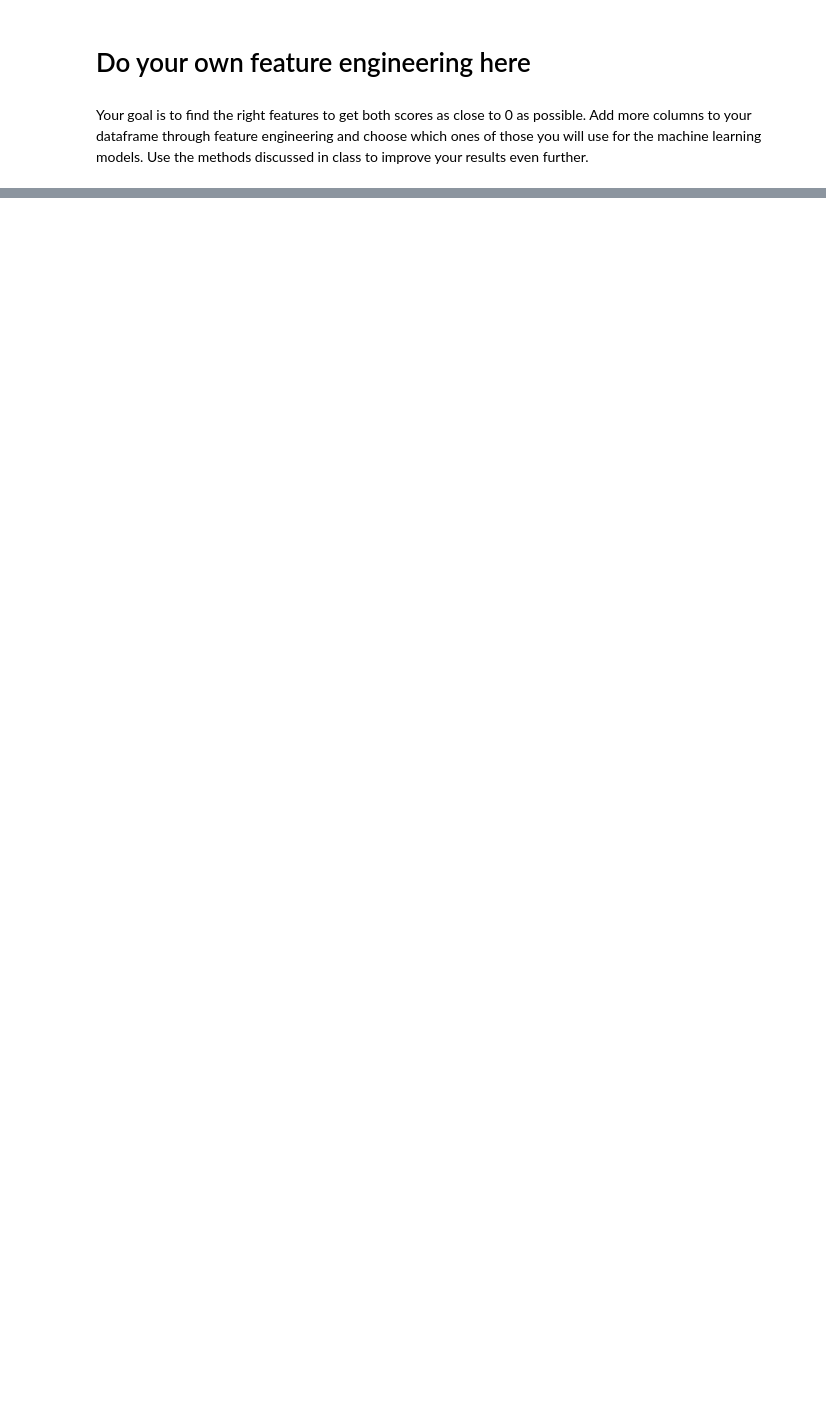
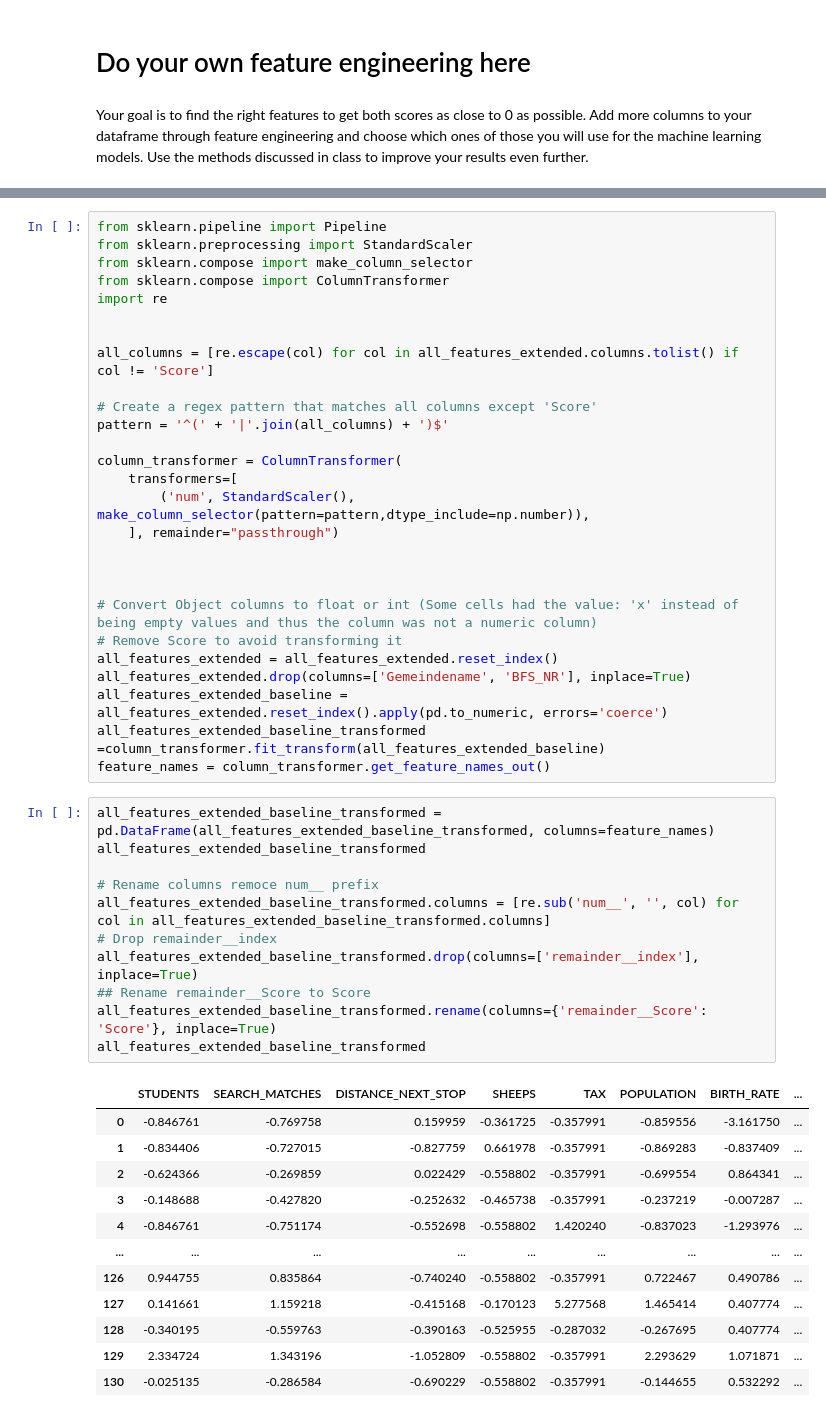
Before and after one commit to NoeB/fhnw_fs24_dawr, a Jupyter notebook: assignment2/assignment2_template.ipynb, the cells around one changed output, grey strips where cells are left out. Cells and saved outputs as stored; diff of their text form; blank space fills up the shorter version.

```diff
--- a/assignment2/assignment2_template.ipynb
+++ b/assignment2/assignment2_template.ipynb
@@ -152,0 +205,51 @@ Your goal is to find the right features to get both scores as close to 0 as poss
+# %%
+from sklearn.pipeline import Pipeline
+from sklearn.preprocessing import StandardScaler
+from sklearn.compose import make_column_selector
+from sklearn.compose import ColumnTransformer
+import re
+
+
+all_columns = [re.escape(col) for col in all_features_extended.columns.tolist() if col != 'Score']
+
+# Create a regex pattern that matches all columns except 'Score'
+pattern = '^(' + '|'.join(all_columns) + ')$'
+
+column_transformer = ColumnTransformer(
+    transformers=[
+        ('num', StandardScaler(), make_column_selector(pattern=pattern,dtype_include=np.number)),
+    ], remainder="passthrough")
+
+
+
+# Convert Object columns to float or int (Some cells had the value: 'x' instead of being empty values and thus the column was not a numeric column)
+# Remove Score to avoid transforming it
+all_features_extended = all_features_extended.reset_index()
+all_features_extended.drop(columns=['Gemeindename', 'BFS_NR'], inplace=True)
+all_features_extended_baseline = all_features_extended.reset_index().apply(pd.to_numeric, errors='coerce')
+all_features_extended_baseline_transformed =column_transformer.fit_transform(all_features_extended_baseline)
+feature_names = column_transformer.get_feature_names_out()
+# %%
+all_features_extended_baseline_transformed = pd.DataFrame(all_features_extended_baseline_transformed, columns=feature_names)
+all_features_extended_baseline_transformed
+
+# Rename columns remoce num__ prefix
+all_features_extended_baseline_transformed.columns = [re.sub('num__', '', col) for col in all_features_extended_baseline_transformed.columns]
+# Drop remainder__index
+all_features_extended_baseline_transformed.drop(columns=['remainder__index'], inplace=True)
+## Rename remainder__Score to Score
+all_features_extended_baseline_transformed.rename(columns={'remainder__Score': 'Score'}, inplace=True)
+all_features_extended_baseline_transformed
+# %% [output]
+|  | STUDENTS | SEARCH_MATCHES | DISTANCE_NEXT_STOP | SHEEPS | TAX | POPULATION | BIRTH_RATE | ... |
+| 0 | -0.846761 | -0.769758 | 0.159959 | -0.361725 | -0.357991 | -0.859556 | -3.161750 | ... |
+| 1 | -0.834406 | -0.727015 | -0.827759 | 0.661978 | -0.357991 | -0.869283 | -0.837409 | ... |
+| 2 | -0.624366 | -0.269859 | 0.022429 | -0.558802 | -0.357991 | -0.699554 | 0.864341 | ... |
+| 3 | -0.148688 | -0.427820 | -0.252632 | -0.465738 | -0.357991 | -0.237219 | -0.007287 | ... |
+| 4 | -0.846761 | -0.751174 | -0.552698 | -0.558802 | 1.420240 | -0.837023 | -1.293976 | ... |
+| ... | ... | ... | ... | ... | ... | ... | ... | ... |
+| 126 | 0.944755 | 0.835864 | -0.740240 | -0.558802 | -0.357991 | 0.722467 | 0.490786 | ... |
+| 127 | 0.141661 | 1.159218 | -0.415168 | -0.170123 | 5.277568 | 1.465414 | 0.407774 | ... |
+| 128 | -0.340195 | -0.559763 | -0.390163 | -0.525955 | -0.287032 | -0.267695 | 0.407774 | ... |
+| 129 | 2.334724 | 1.343196 | -1.052809 | -0.558802 | -0.357991 | 2.293629 | 1.071871 | ... |
+| 130 | -0.025135 | -0.286584 | -0.690229 | -0.558802 | -0.357991 | -0.144655 | 0.532292 | ... |
```
Also changed, not shown: parts of 24 cells of this notebook, 5 other files.
